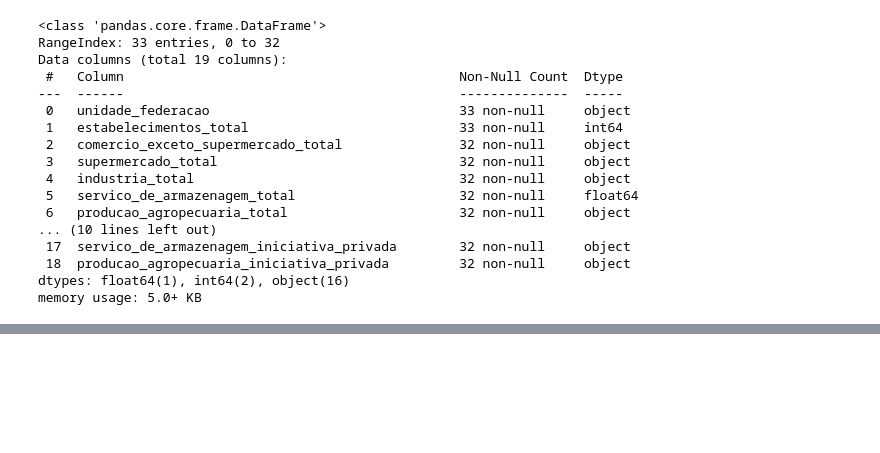
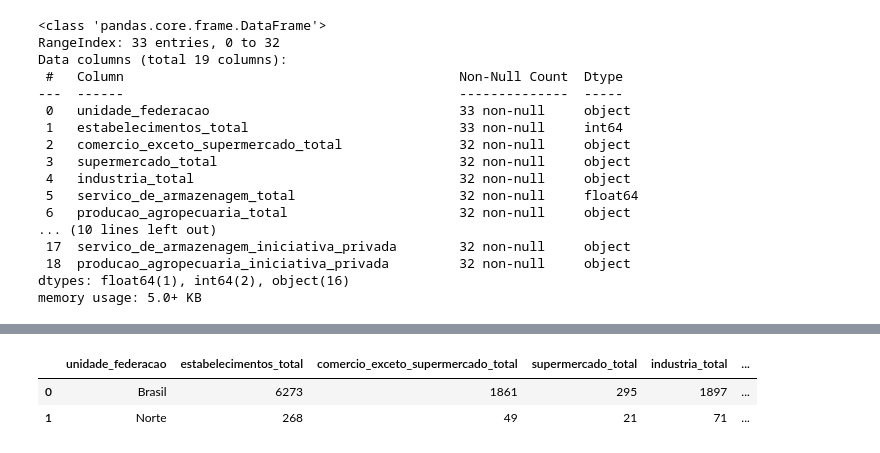
Before and after one commit to Megalonnix/Projeto_Integrador_-PI-_2sem2025, a Jupyter notebook: notebooks/scripts/analiseTabela278.ipynb, the cells around one changed output, grey strips where cells are left out. Cells and saved outputs as stored; diff of their text form; code cells hidden in the pictures; blank space fills up the shorter version.

```diff
--- a/notebooks/scripts/analiseTabela278.ipynb
+++ b/notebooks/scripts/analiseTabela278.ipynb
@@ -227,0 +252,10 @@ memory usage: 5.0+ KB
+# %%
+lista_tiposArmazem = ['Armazéns Convencionais, estruturais e infláveis' for i in range(len(novo_df))]
+lista_tiposArmazem = pd.DataFrame(lista_tiposArmazem, columns=['categoria_armazem'])
+# %%
+novo_df = pd.concat([novo_df, lista_tiposArmazem], axis=1)
+novo_df.head(2)
+# %% [output]
+|  | unidade_federacao | estabelecimentos_total | comercio_exceto_supermercado_total | supermercado_total | industria_total | ... |
+| 0 | Brasil | 6273 | 1861 | 295 | 1897 | ... |
+| 1 | Norte | 268 | 49 | 21 | 71 | ... |
```
Also changed, not shown: parts of 5 cells of this notebook.
